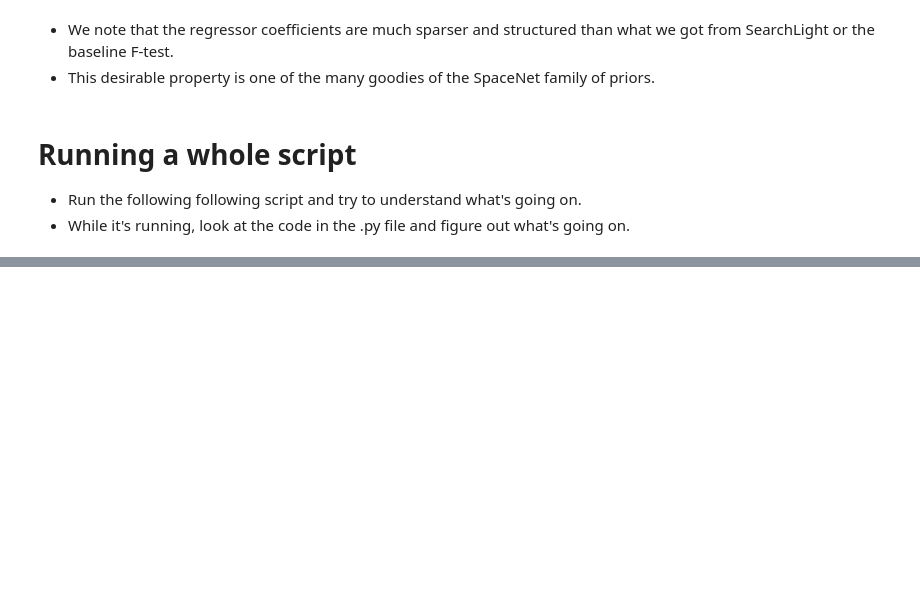
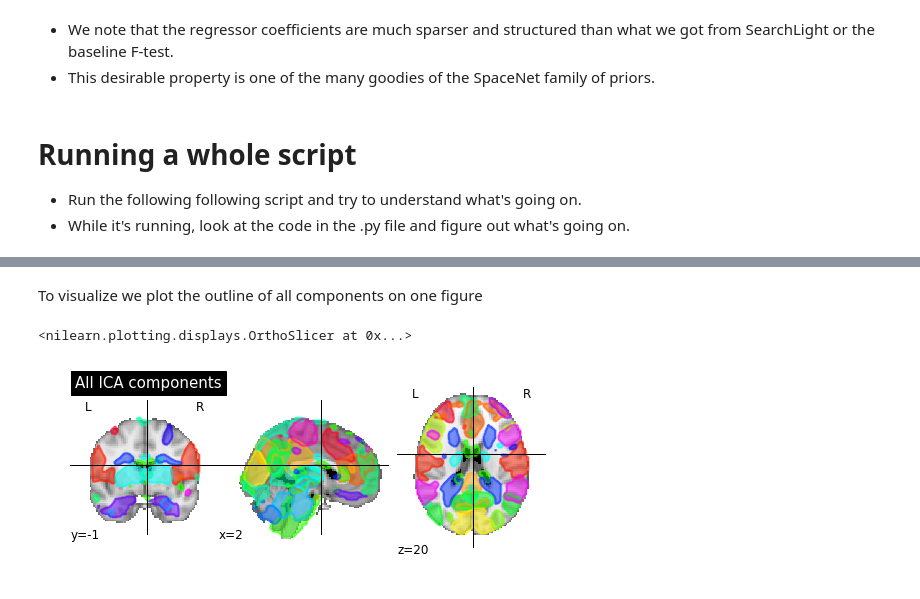
Before and after one commit to dohmatob/teaching, a Jupyter notebook: rwth_python/nilearn_tutorial.ipynb, the cells around one changed output, grey strips where cells are left out. Cells and saved outputs as stored; diff of their text form; code cells hidden in the pictures; blank space fills up the shorter version.

```diff
--- a/rwth_python/nilearn_tutorial.ipynb
+++ b/rwth_python/nilearn_tutorial.ipynb
@@ -274,0 +283,5 @@ Running a whole script
+# %%
+from nilearn import datasets
+
+adhd_dataset = datasets.fetch_adhd(n_subjects=15)
+func_filenames = adhd_dataset.func  # list of 4D nifti files for each subject
@@ -274,0 +296,13 @@ Running a whole script
+# %%
+from nilearn.decomposition.canica import CanICA
+
+canica = CanICA(n_components=20, smoothing_fwhm=6.,
+                memory="nilearn_cache", memory_level=5,
+                threshold=3., verbose=10, random_state=0)
+canica.fit(func_filenames)
+
+# Retrieve the independent components in brain space
+components_img = canica.masker_.inverse_transform(canica.components_)
+# components_img is a Nifti Image object, and can be saved to a file with
+# the following line:
+components_img.to_filename('canica_resting_state.nii.gz')
@@ -274,0 +363,10 @@ Running a whole script
+# %% [markdown]
+To visualize we plot the outline of all components on one figure
+# %%
+from nilearn.plotting import plot_prob_atlas
+
+# Plot all ICA components together
+plot_prob_atlas(components_img, title='All ICA components')
+# %% [output]
+<nilearn.plotting.displays.OrthoSlicer at 0x...>
+[figure, added]
```
Also changed, not shown: parts of 9 cells of this notebook, 1 other file.
